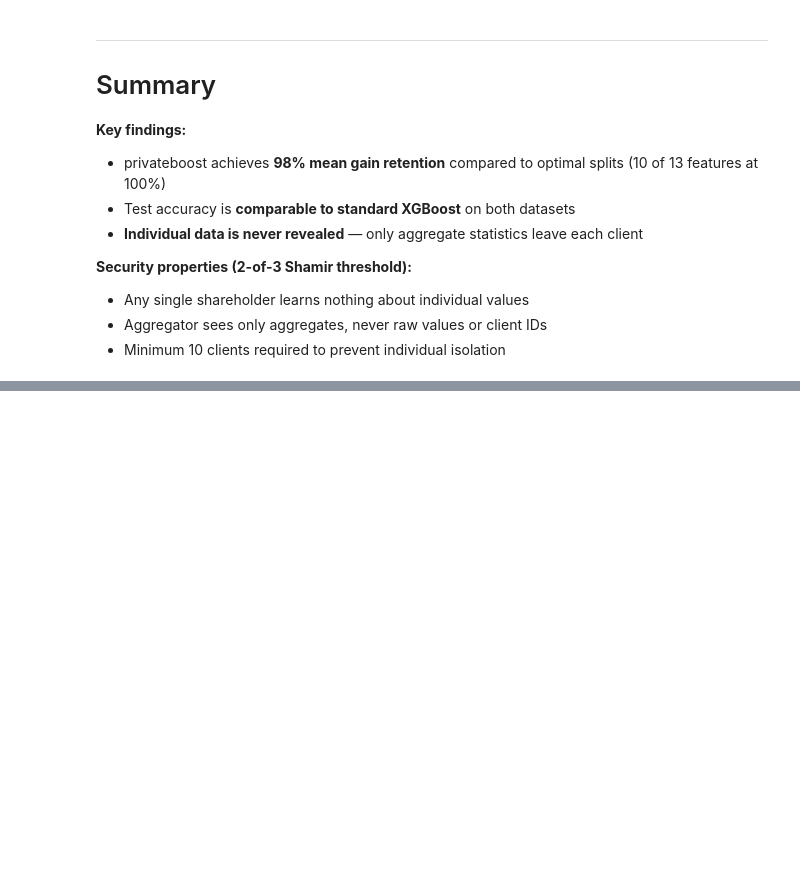
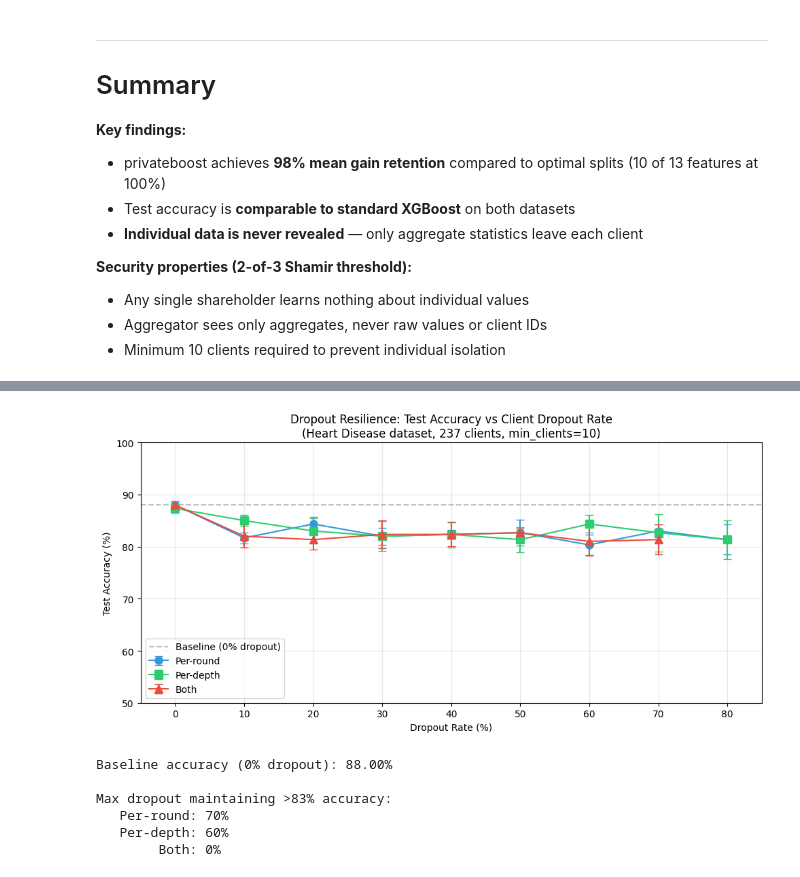
Before and after one commit to MyelinZ/privateboost, a Jupyter notebook: notebooks/privateboost_demo.ipynb, the cells around one changed output, grey strips where cells are left out. Cells and saved outputs as stored; diff of their text form; code cells hidden in the pictures; blank space fills up the shorter version.

```diff
--- a/notebooks/privateboost_demo.ipynb
+++ b/notebooks/privateboost_demo.ipynb
@@ -419,0 +556,60 @@ Final Test Accuracy:
+# %%
+fig, ax = plt.subplots(figsize=(10, 5))
+
+def summarize_results(mode_results):
+    means, stds, success_rates = [], [], []
+    for rate in dropout_rates:
+        successes = [a for a in mode_results[rate] if a is not None]
+        if successes:
+            means.append(np.mean(successes))
+            stds.append(np.std(successes))
+        else:
+            means.append(np.nan)
+            stds.append(0)
+        success_rates.append(len(successes) / n_trials)
+    return np.array(means), np.array(stds), np.array(success_rates)
+
+x = np.array(dropout_rates) * 100
+colors = {'per_round': '#3498db', 'per_depth': '#2ecc71', 'both': '#e74c3c'}
+labels = {'per_round': 'Per-round', 'per_depth': 'Per-depth', 'both': 'Both'}
+markers = {'per_round': 'o', 'per_depth': 's', 'both': '^'}
+
+for mode in ["per_round", "per_depth", "both"]:
+    means, stds, success = summarize_results(results[mode])
+    ax.errorbar(x, means * 100, yerr=stds * 100, fmt=f'{markers[mode]}-', color=colors[mode],
+                label=labels[mode], capsize=4, markersize=8)
+
+# Add baseline (0% dropout)
+baseline = summarize_results(results["per_round"])[0][0]
+ax.axhline(baseline * 100, color='gray', linestyle='--', alpha=0.5, label='Baseline (0% dropout)')
+
+ax.set_xlabel('Dropout Rate (%)')
+ax.set_ylabel('Test Accuracy (%)')
+ax.set_title('Dropout Resilience: Test Accuracy vs Client Dropout Rate\n(Heart Disease dataset, 237 clients, min_clients=10)')
+ax.legend()
+ax.grid(alpha=0.3)
+ax.set_xlim(-5, 85)
+ax.set_ylim(50, 100)
+
+plt.tight_layout()
+plt.savefig('../docs/figures/dropout_resilience.png', dpi=150, bbox_inches='tight')
+plt.show()
+
+# Summary statistics
+print(f"\nBaseline accuracy (0% dropout): {baseline:.2%}")
+print(f"\nMax dropout maintaining >{baseline-0.05:.0%} accuracy:")
+for mode in ["per_round", "per_depth", "both"]:
+    means = summarize_results(results[mode])[0]
+    stable = [r for r, m in zip(dropout_rates, means) if not np.isnan(m) and m >= baseline - 0.05]
+    if stable:
+        print(f"  {labels[mode]:>10}: {max(stable):.0%}")
+    else:
+        print(f"  {labels[mode]:>10}: 0% (degrades immediately)")
+# %% [output]
+[figure, added]
+Baseline accuracy (0% dropout): 88.00%
+
+Max dropout maintaining >83% accuracy:
+   Per-round: 70%
+   Per-depth: 60%
+        Both: 0%
```
Also changed, not shown: parts of 7 cells of this notebook, 2 other files.
